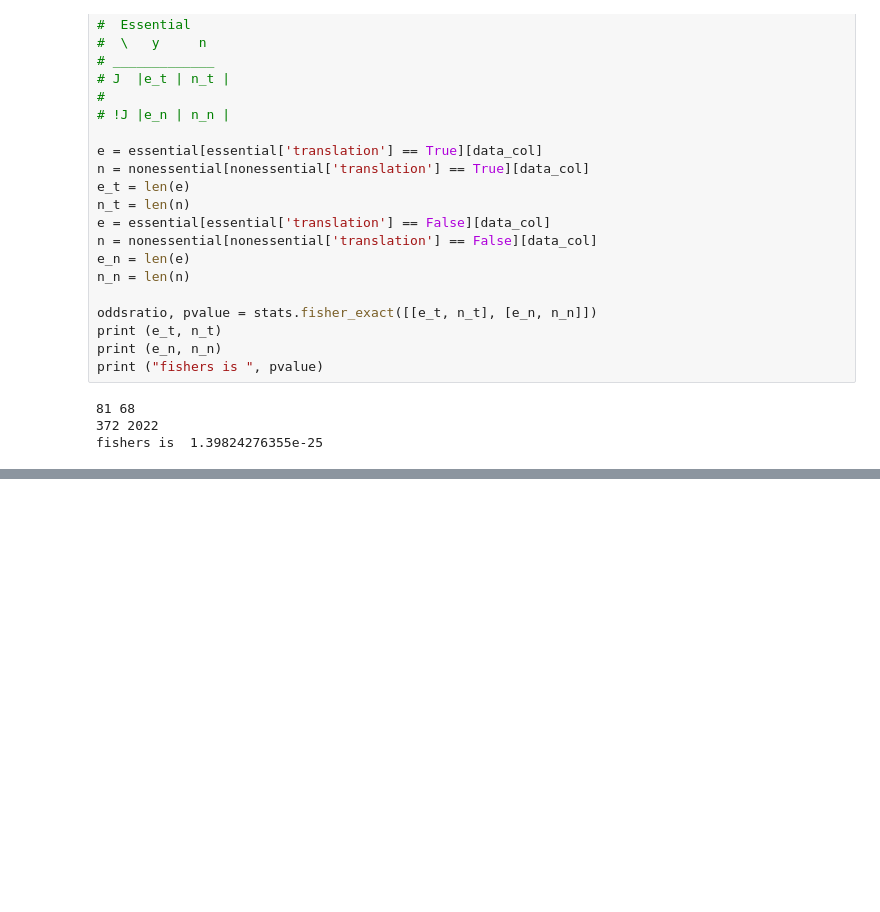
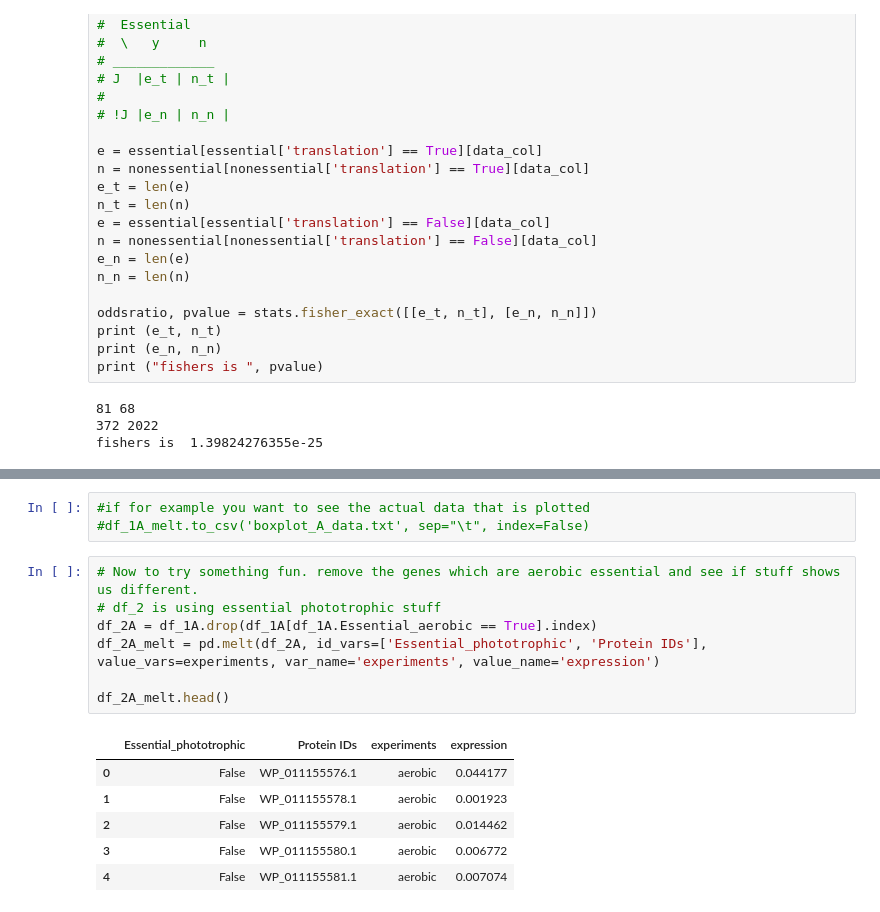
Before and after one commit to samuelpayne/EssentialGenes, a Jupyter notebook: R_pal_box_plot_abundance_by_COG.ipynb, the cells around one changed output, grey strips where cells are left out. Saved outputs shown, nothing was run; the diff lists cells and outputs as text; blank space fills up the shorter version.

```diff
--- a/R_pal_box_plot_abundance_by_COG.ipynb
+++ b/R_pal_box_plot_abundance_by_COG.ipynb
@@ -208,0 +278,17 @@ fishers is  1.39824276355e-25
+# %%
+#if for example you want to see the actual data that is plotted
+#df_1A_melt.to_csv('boxplot_A_data.txt', sep="\t", index=False)
+# %%
+# Now to try something fun. remove the genes which are aerobic essential and see if stuff shows us different.
+# df_2 is using essential phototrophic stuff
+df_2A = df_1A.drop(df_1A[df_1A.Essential_aerobic == True].index)
+df_2A_melt = pd.melt(df_2A, id_vars=['Essential_phototrophic', 'Protein IDs'], value_vars=experiments, var_name='experiments', value_name='expression')
+
+df_2A_melt.head()
+# %% [output]
+|  | Essential_phototrophic | Protein IDs | experiments | expression |
+| 0 | False | WP_011155576.1 | aerobic | 0.044177 |
+| 1 | False | WP_011155578.1 | aerobic | 0.001923 |
+| 2 | False | WP_011155579.1 | aerobic | 0.014462 |
+| 3 | False | WP_011155580.1 | aerobic | 0.006772 |
+| 4 | False | WP_011155581.1 | aerobic | 0.007074 |
```
Also changed, not shown: parts of 11 cells of this notebook.
